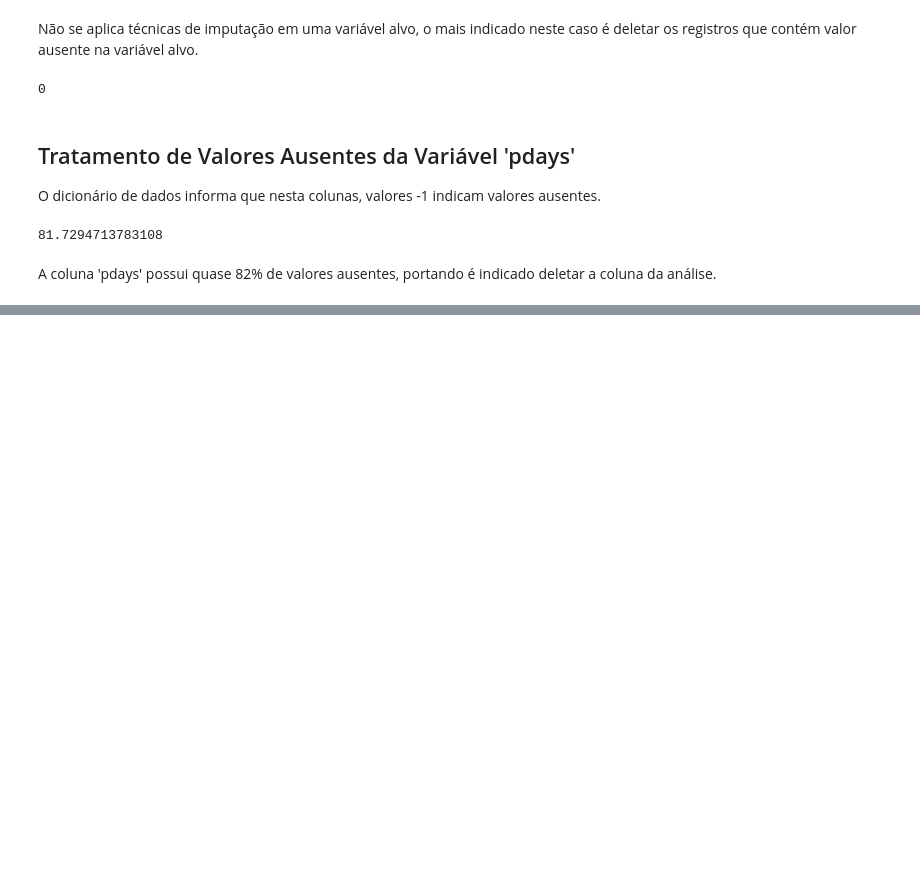
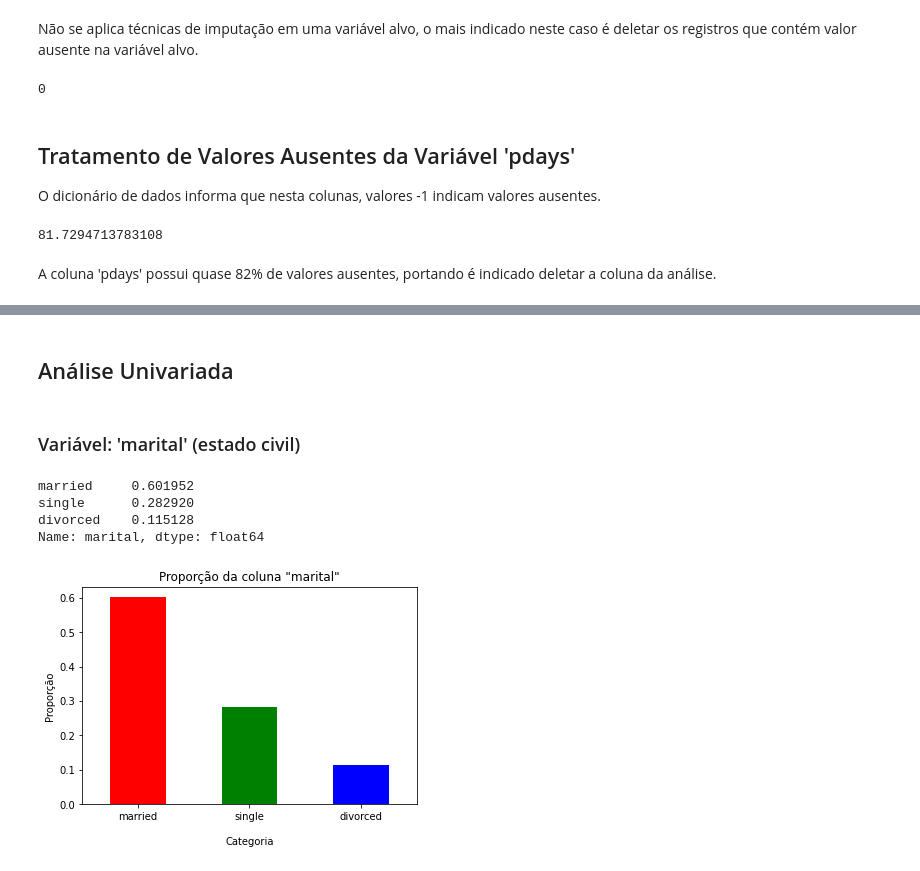
Before and after one commit to raulrosapacheco/Campanhas-Telemarketing-Financeiras, a Jupyter notebook: MarketingFinanceira.ipynb, the cells around one changed output, grey strips where cells are left out. Drawn from its saved outputs; the diff is of its cells as text; code cells hidden in the pictures; blank space fills up the shorter version.

Commit message:
Iniciando Análise Univariada

```diff
--- a/MarketingFinanceira.ipynb
+++ b/MarketingFinanceira.ipynb
@@ -280,0 +302,23 @@ df = df.drop('pdays', axis=1)
+# %% [markdown]
+## Análise Univariada
+# %% [markdown]
+### Variável: 'marital' (estado civil)
+# %%
+# Calculando a proporção da variável 'gender'
+proporcao =df['marital'].value_counts(normalize=True)
+print(proporcao)
+# %% [output]
+married     0.601952
+single      0.282920
+divorced    0.115128
+Name: marital, dtype: float64
+# %%
+# Plotando um gráfico de barras verticais com a proporção da coluna "marital"
+proporcao.plot(kind='bar', color=['red', 'green', 'blue'])
+plt.title('Proporção da coluna "marital"')
+plt.xlabel('\nCategoria')
+plt.ylabel('Proporção')
+plt.xticks(rotation=0)
+plt.show()
+# %% [output]
+[figure, added]
```
Also changed, not shown: parts of 6 cells of this notebook.
